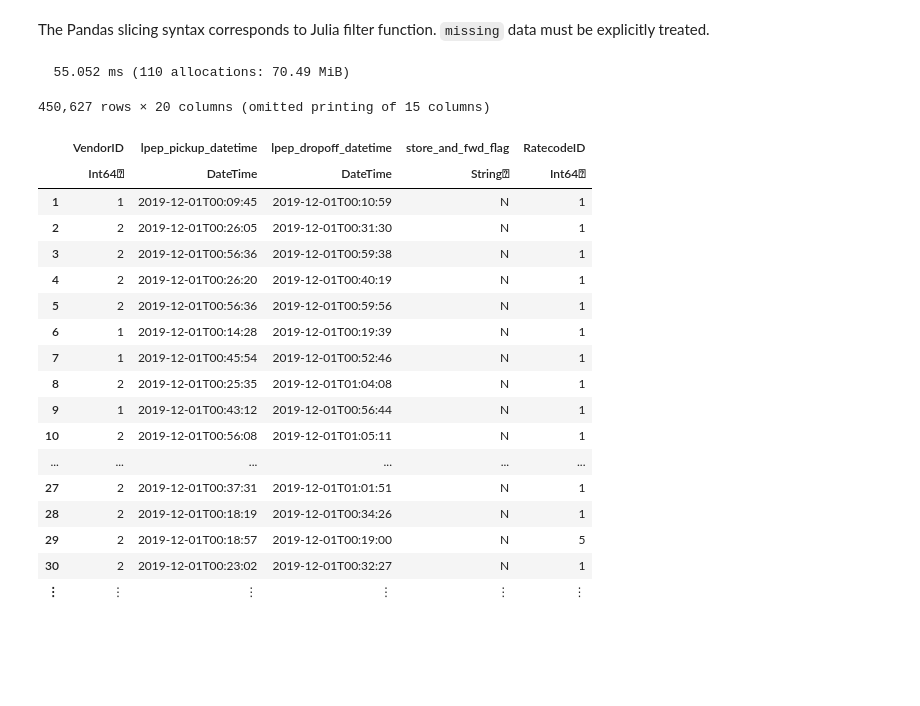
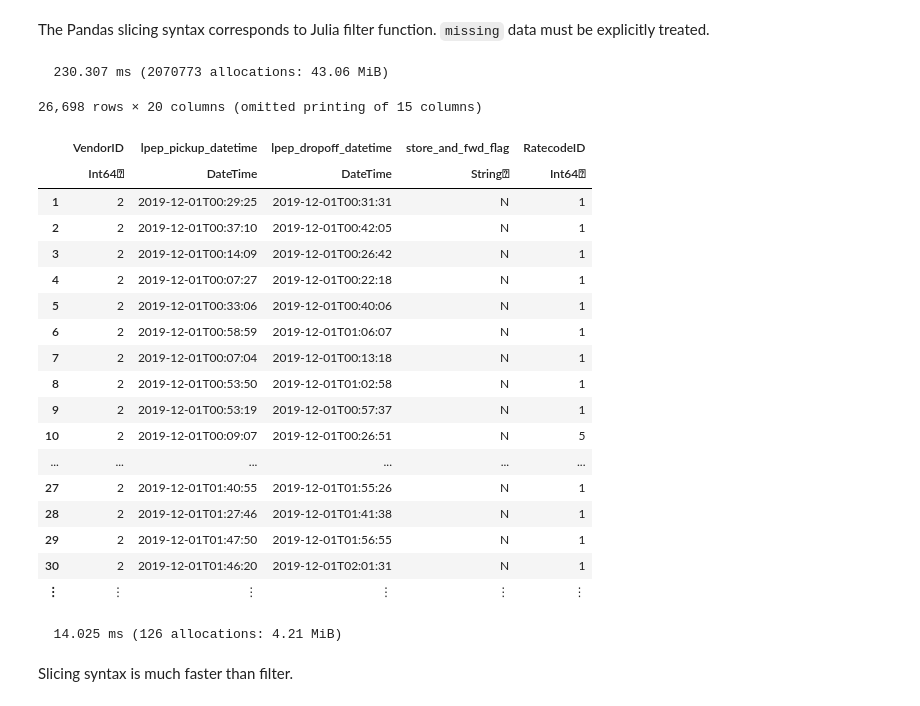
Before and after one commit to lungben/julia_experiments, a Jupyter notebook: notebooks/data_frame_comparison_julia.ipynb, the cells around one changed output. Cells and saved outputs as stored; diff of their text form; code cells hidden in the pictures; blank space fills up the shorter version.

```diff
--- a/notebooks/data_frame_comparison_julia.ipynb
+++ b/notebooks/data_frame_comparison_julia.ipynb
@@ -732,26 +747,34 @@ Sorting is significantly faster in Pandas.
 # %% [markdown]
 The Pandas slicing syntax corresponds to Julia filter function. `missing` data must be explicitly treated.
 # %%
-@btime filter(x->(!ismissing(x) || x[:passenger_count]==2), df)
+@btime filter(df) do x
+    !ismissing(x.passenger_count) && x.passenger_count == 2
+end
 # %% [output]
-  55.052 ms (110 allocations: 70.49 MiB)
+  230.307 ms (2070773 allocations: 43.06 MiB)
-450,627 rows × 20 columns (omitted printing of 15 columns)
+26,698 rows × 20 columns (omitted printing of 15 columns)
 |  | VendorID | lpep_pickup_datetime | lpep_dropoff_datetime | store_and_fwd_flag | RatecodeID |
 |  | Int64⍰ | DateTime | DateTime | String⍰ | Int64⍰ |
-| 1 | 1 | 2019-12-01T00:09:45 | 2019-12-01T00:10:59 | N | 1 |
-| 2 | 2 | 2019-12-01T00:26:05 | 2019-12-01T00:31:30 | N | 1 |
-| 3 | 2 | 2019-12-01T00:56:36 | 2019-12-01T00:59:38 | N | 1 |
-| 4 | 2 | 2019-12-01T00:26:20 | 2019-12-01T00:40:19 | N | 1 |
-| 5 | 2 | 2019-12-01T00:56:36 | 2019-12-01T00:59:56 | N | 1 |
-| 6 | 1 | 2019-12-01T00:14:28 | 2019-12-01T00:19:39 | N | 1 |
-| 7 | 1 | 2019-12-01T00:45:54 | 2019-12-01T00:52:46 | N | 1 |
-| 8 | 2 | 2019-12-01T00:25:35 | 2019-12-01T01:04:08 | N | 1 |
-| 9 | 1 | 2019-12-01T00:43:12 | 2019-12-01T00:56:44 | N | 1 |
-| 10 | 2 | 2019-12-01T00:56:08 | 2019-12-01T01:05:11 | N | 1 |
+| 1 | 2 | 2019-12-01T00:29:25 | 2019-12-01T00:31:31 | N | 1 |
+| 2 | 2 | 2019-12-01T00:37:10 | 2019-12-01T00:42:05 | N | 1 |
+| 3 | 2 | 2019-12-01T00:14:09 | 2019-12-01T00:26:42 | N | 1 |
+| 4 | 2 | 2019-12-01T00:07:27 | 2019-12-01T00:22:18 | N | 1 |
+| 5 | 2 | 2019-12-01T00:33:06 | 2019-12-01T00:40:06 | N | 1 |
+| 6 | 2 | 2019-12-01T00:58:59 | 2019-12-01T01:06:07 | N | 1 |
+| 7 | 2 | 2019-12-01T00:07:04 | 2019-12-01T00:13:18 | N | 1 |
+| 8 | 2 | 2019-12-01T00:53:50 | 2019-12-01T01:02:58 | N | 1 |
+| 9 | 2 | 2019-12-01T00:53:19 | 2019-12-01T00:57:37 | N | 1 |
+| 10 | 2 | 2019-12-01T00:09:07 | 2019-12-01T00:26:51 | N | 5 |
 | ... | ... | ... | ... | ... | ... |
-| 27 | 2 | 2019-12-01T00:37:31 | 2019-12-01T01:01:51 | N | 1 |
-| 28 | 2 | 2019-12-01T00:18:19 | 2019-12-01T00:34:26 | N | 1 |
-| 29 | 2 | 2019-12-01T00:18:57 | 2019-12-01T00:19:00 | N | 5 |
-| 30 | 2 | 2019-12-01T00:23:02 | 2019-12-01T00:32:27 | N | 1 |
+| 27 | 2 | 2019-12-01T01:40:55 | 2019-12-01T01:55:26 | N | 1 |
+| 28 | 2 | 2019-12-01T01:27:46 | 2019-12-01T01:41:38 | N | 1 |
+| 29 | 2 | 2019-12-01T01:47:50 | 2019-12-01T01:56:55 | N | 1 |
+| 30 | 2 | 2019-12-01T01:46:20 | 2019-12-01T02:01:31 | N | 1 |
 | ⋮ | ⋮ | ⋮ | ⋮ | ⋮ | ⋮ |
+# %%
+@btime df[.!ismissing.(df.passenger_count) .& (df.passenger_count .== 2), :];
+# %% [output]
+  14.025 ms (126 allocations: 4.21 MiB)
+# %% [markdown]
+Slicing syntax is much faster than filter.
 # %%
```
Also changed, not shown: parts of 31 cells of this notebook.
